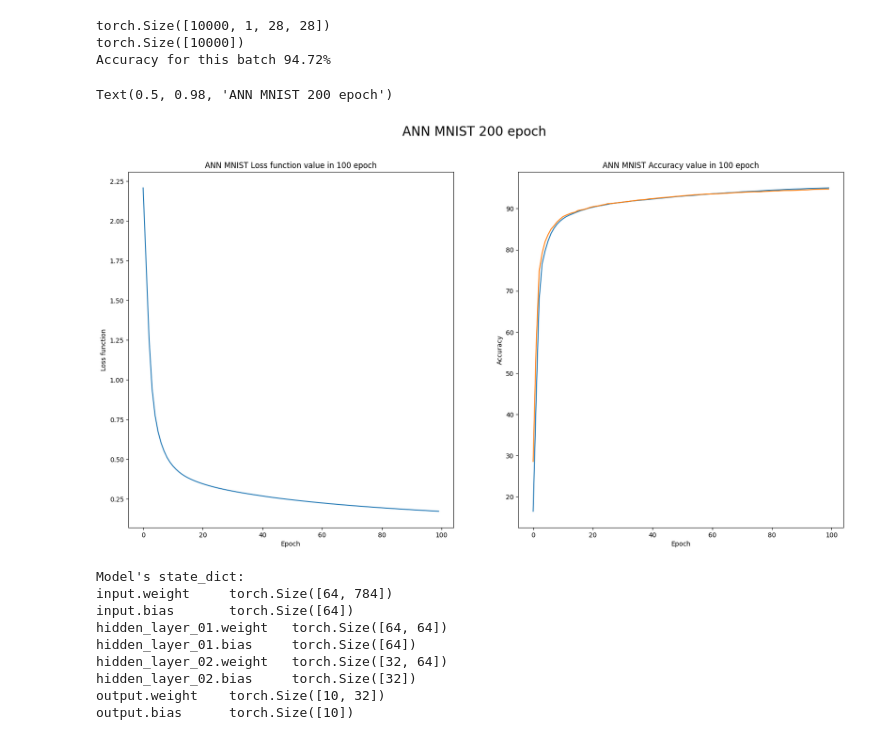
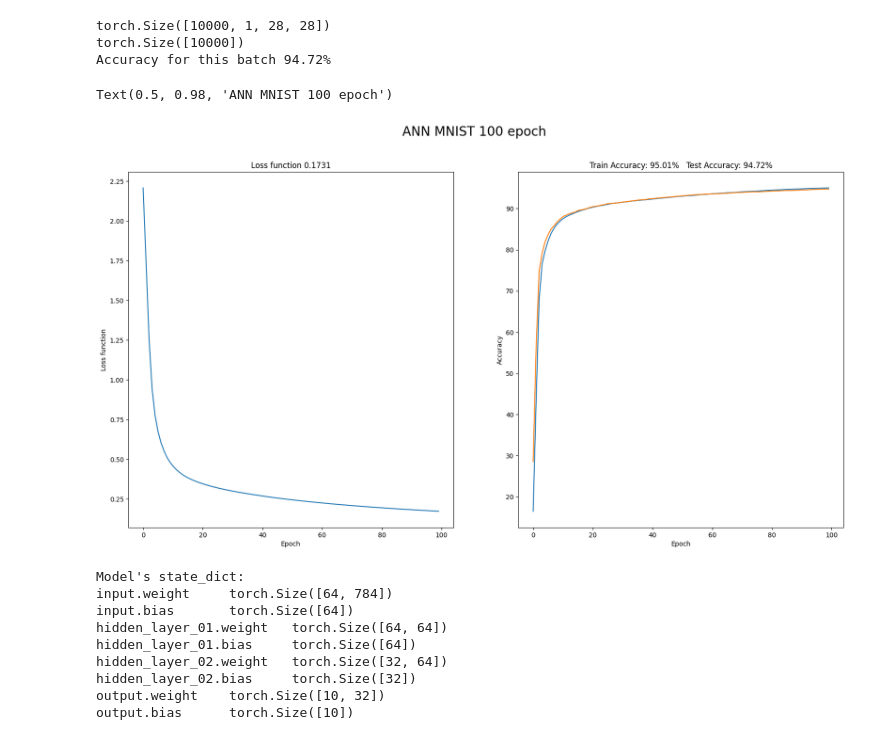
Before and after one commit to rzadrzi/deep-learning-pytorch, a Jupyter notebook: ANN/mnist.ipynb, the cells around one changed output. Saved outputs shown, nothing was run; the diff lists cells and outputs as text; code cells hidden in the pictures.

Commit message:
ANN Model
MNIST dataset

Show Errors

```diff
--- a/ANN/mnist.ipynb
+++ b/ANN/mnist.ipynb
@@ -193,20 +193,20 @@ Accuracy for this batch 94.72%
 # %%
 fig, axs = plt.subplots(1, 2, figsize=(20,10))
 axs[0].plot(losses)
 axs[0].set_xlabel("Epoch")
 axs[0].set_ylabel("Loss function")
-axs[0].set_title("ANN MNIST Loss function value in 100 epoch")
+axs[0].set_title("Loss function {:.4f}".format(losses[-1]))
 
 axs[1].plot(train_accuracy)
 axs[1].plot(test_accuracy)
 axs[1].set_xlabel("Epoch")
 axs[1].set_ylabel("Accuracy")
-axs[1].set_title("ANN MNIST Accuracy value in {} epoch".format(100))
+axs[1].set_title("Train Accuracy: {:.2f}%   Test Accuracy: {:.2f}%".format(train_accuracy[-1], test_accuracy[-1]))
 
-plt.suptitle("ANN MNIST 200 epoch", fontsize=20)
+plt.suptitle("ANN MNIST 100 epoch", fontsize=20)
 # %% [output]
-Text(0.5, 0.98, 'ANN MNIST 200 epoch')
+Text(0.5, 0.98, 'ANN MNIST 100 epoch')
-[figure, old version]
+[figure, new version]
 # %%
 # Print model's state_dict
 print("Model's state_dict:")
```
Also changed, not shown: parts of 3 cells of this notebook.
